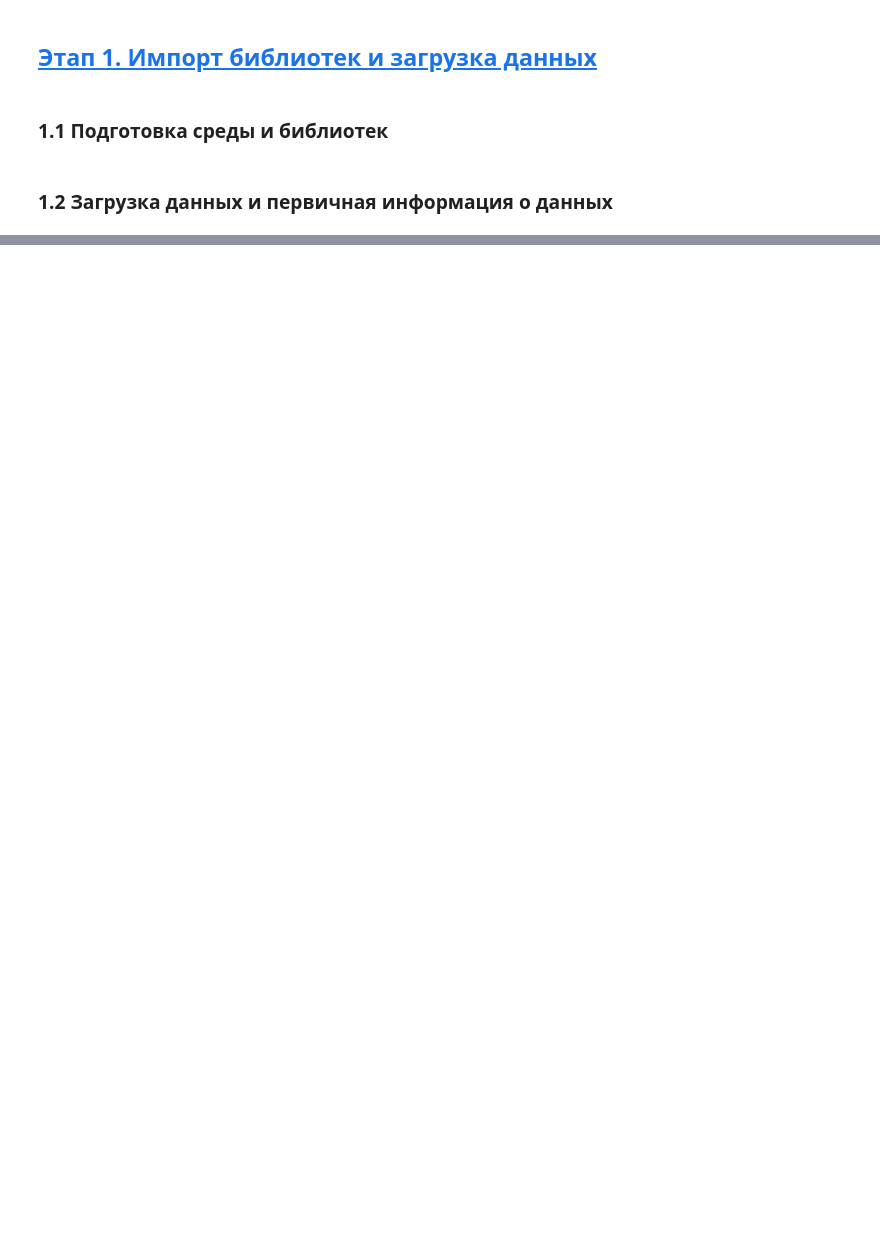
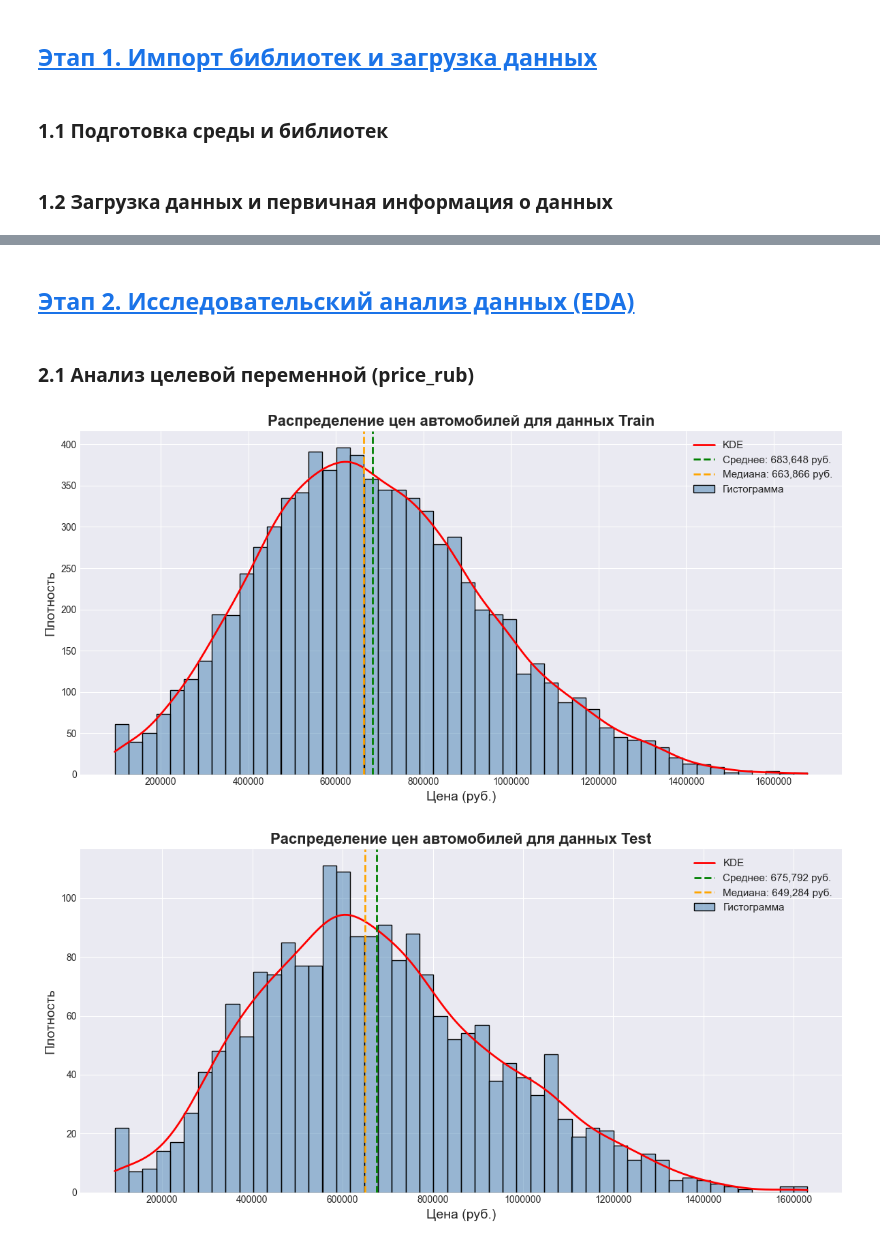
Before and after one commit to MEYakunin/Sprint16_Predictive_Model_Car_Prices, a Jupyter notebook: Sprint16_AutoValue_Behavioral_Scorer.ipynb, the cells around one changed output, grey strips where cells are left out. Drawn from its saved outputs; the diff is of its cells as text; code cells hidden in the pictures; blank space fills up the shorter version.

Commit message:
Sprint16_AutoValue_Behavioral_Scorer - Этап 2 - анализ target - готово

```diff
--- a/Sprint16_AutoValue_Behavioral_Scorer.ipynb
+++ b/Sprint16_AutoValue_Behavioral_Scorer.ipynb
@@ -169,0 +198,41 @@ memory usage: 203.3 KB
+# %% [markdown]
+## [Этап 2. Исследовательский анализ данных (EDA) <a id=2></a>](#content)
+# %% [markdown]
+### 2.1 Анализ целевой переменной (price_rub)
+# %%
+def print_histplot(df, column, df_name):
+    fig, ax = plt.subplots(figsize=(12, 6))
+
+    # Гистограмма с KDE
+    sns.histplot(df[column], bins=50, kde=True,
+                color='steelblue', edgecolor='black', label='Гистограмма')
+
+    # Получаем линию KDE и меняем её цвет
+    for line in ax.lines:
+        line.set_color('red')
+        line.set_linewidth(2)
+        line.set_label('KDE')
+
+    # Добавляем вертикальные линии для среднего и медианы
+    ax.axvline(df[column].mean(), color='green', linestyle='--', linewidth=2,
+            label=f'Среднее: {df[column].mean():,.0f} руб.')
+    ax.axvline(df[column].median(), color='orange', linestyle='--', linewidth=2,
+            label=f'Медиана: {df[column].median():,.0f} руб.')
+
+    # Убираем научную нотацию на осях
+    ax.ticklabel_format(style='plain')
+
+    ax.set_xlabel('Цена (руб.)', fontsize=14)
+    ax.set_ylabel('Плотность', fontsize=14)
+    ax.set_title(f'Распределение цен автомобилей для данных {df_name}', fontsize=16, fontweight='bold')
+    ax.legend(fontsize=11)
+
+    plt.tight_layout()
+    plt.show()
+# %%
+# Выводим распределение стоимости автомобиля
+print_histplot(train_df, 'price_rub', 'Train')
+print_histplot(test_df, 'price_rub', 'Test')
+# %% [output]
+[figure, added]
+[figure, added]
```
Also changed, not shown: parts of 6 cells of this notebook.
